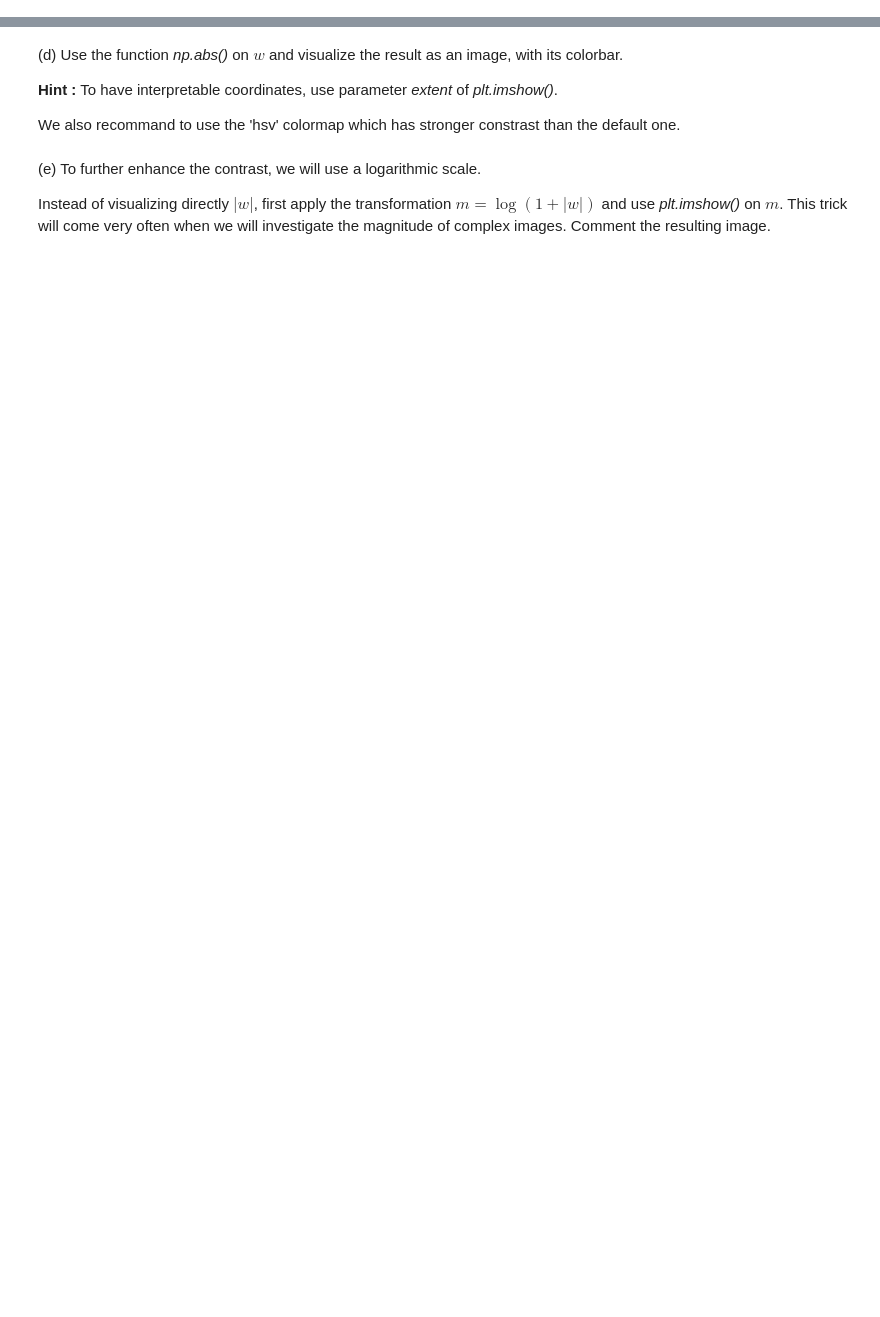
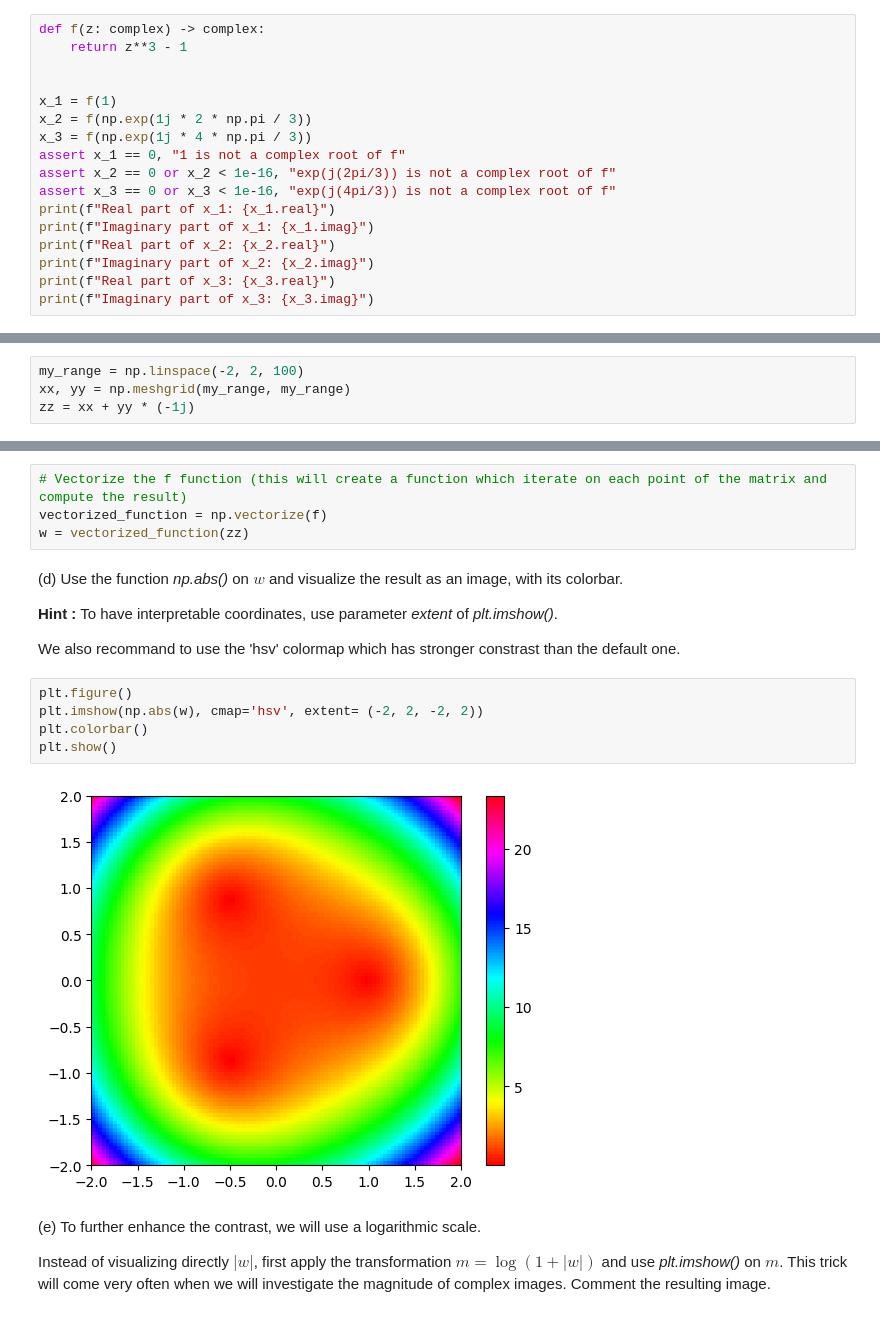
Before and after one commit to Arkanthara/digital_image_processing, a Jupyter notebook: TP7_donnet_michel.ipynb, the cells around one changed output, grey strips where cells are left out. Saved outputs shown, nothing was run; the diff lists cells and outputs as text; blank space fills up the shorter version.

```diff
--- a/TP7_donnet_michel.ipynb
+++ b/TP7_donnet_michel.ipynb
@@ -56,0 +65,17 @@ $$f(z) = z^3 - 1$$
+# %%
+def f(z: complex) -> complex:
+    return z**3 - 1
+
+
+x_1 = f(1)
+x_2 = f(np.exp(1j * 2 * np.pi / 3))
+x_3 = f(np.exp(1j * 4 * np.pi / 3))
+assert x_1 == 0, "1 is not a complex root of f"
+assert x_2 == 0 or x_2 < 1e-16, "exp(j(2pi/3)) is not a complex root of f"
+assert x_3 == 0 or x_3 < 1e-16, "exp(j(4pi/3)) is not a complex root of f"
+print(f"Real part of x_1: {x_1.real}")
+print(f"Imaginary part of x_1: {x_1.imag}")
+print(f"Real part of x_2: {x_2.real}")
+print(f"Imaginary part of x_2: {x_2.imag}")
+print(f"Real part of x_3: {x_3.real}")
+print(f"Imaginary part of x_3: {x_3.imag}")
@@ -60,14 +105,29 @@ $$f(z) = z^3 - 1$$
 **Hint :** Use *np.linspace()*, *np.meshgrid()* and define $z = xx + yy * (-1j)$.
 
 Note the minus sign in front of $1j$, we put it to counterbalance the fact that numpy stores values from top to bottom.
+# %%
+my_range = np.linspace(-2, 2, 100)
+xx, yy = np.meshgrid(my_range, my_range)
+zz = xx + yy * (-1j)
 # %% [markdown]
 (c)  Apply the function $f$ to the matrix $z$, using pointwise operations, giving you a new complex matrix $w$ of same size.
+# %%
+# Vectorize the f function (this will create a function which iterate on each point of the matrix and compute the result)
+vectorized_function = np.vectorize(f)
+w = vectorized_function(zz)
 # %% [markdown]
 (d)  Use the function *np.abs()* on $w$ and visualize the result as an image, with its colorbar.
 
 **Hint :** To have interpretable coordinates, use parameter *extent* of *plt.imshow()*.
 
 We also recommand to use the 'hsv' colormap which has stronger constrast than the default one.
+# %%
+plt.figure()
+plt.imshow(np.abs(w), cmap='hsv', extent= (-2, 2, -2, 2))
+plt.colorbar()
+plt.show()
+# %% [output]
+[figure, added]
 # %% [markdown]
 (e) To further enhance the contrast, we will use a logarithmic scale.
 
```
Also changed, not shown: parts of 9 cells of this notebook.
